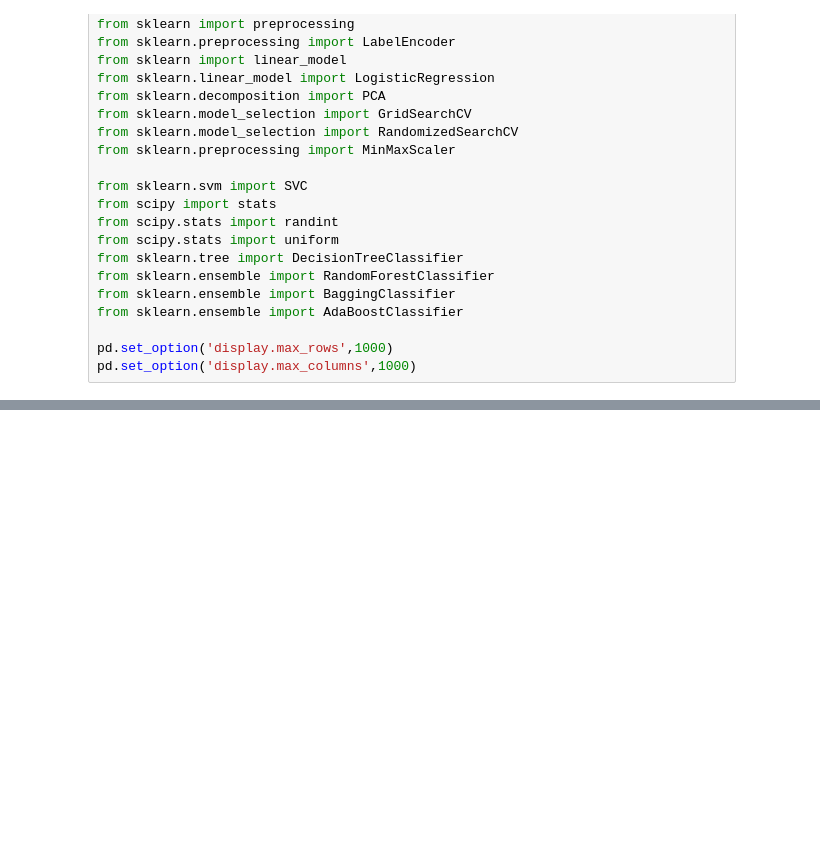
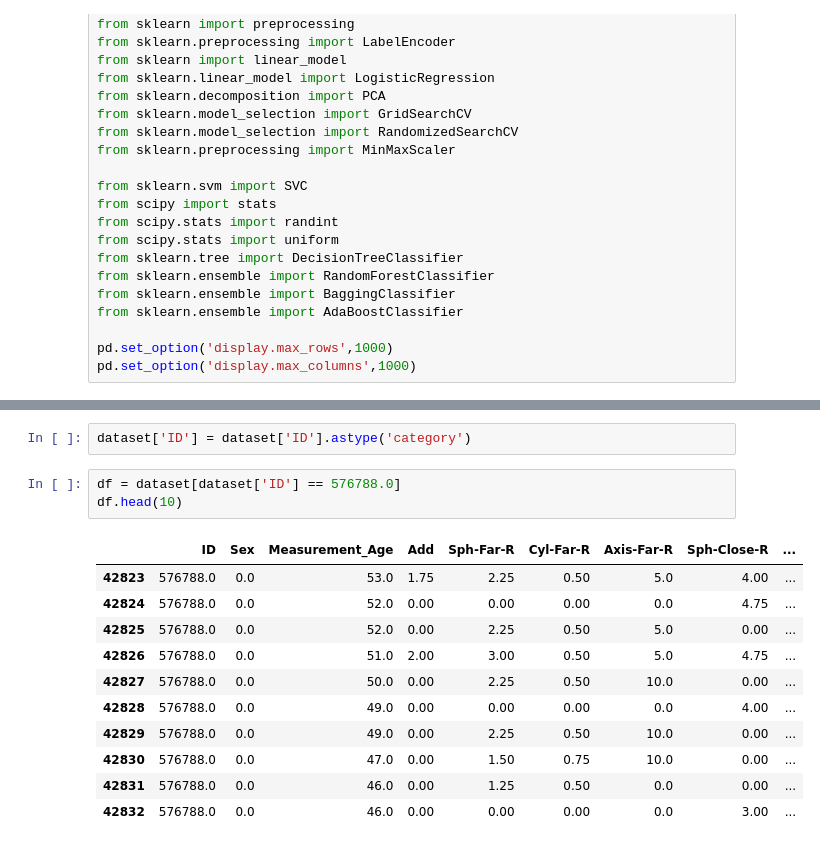
Before and after one commit to Arno989/Project-3, a Jupyter notebook: ML/oftalmology.ipynb, the cells around one changed output, grey strips where cells are left out. Drawn from its saved outputs; the diff is of its cells as text; blank space fills up the shorter version.

```diff
--- a/ML/oftalmology.ipynb
+++ b/ML/oftalmology.ipynb
@@ -45,0 +68,17 @@ dataset.head(5)
+# %%
+dataset['ID'] = dataset['ID'].astype('category')
+# %%
+df = dataset[dataset['ID'] == 576788.0]
+df.head(10)
+# %% [output]
+|  | ID | Sex | Measurement_Age | Add | Sph-Far-R | Cyl-Far-R | Axis-Far-R | Sph-Close-R | ... |
+| 42823 | 576788.0 | 0.0 | 53.0 | 1.75 | 2.25 | 0.50 | 5.0 | 4.00 | ... |
+| 42824 | 576788.0 | 0.0 | 52.0 | 0.00 | 0.00 | 0.00 | 0.0 | 4.75 | ... |
+| 42825 | 576788.0 | 0.0 | 52.0 | 0.00 | 2.25 | 0.50 | 5.0 | 0.00 | ... |
+| 42826 | 576788.0 | 0.0 | 51.0 | 2.00 | 3.00 | 0.50 | 5.0 | 4.75 | ... |
+| 42827 | 576788.0 | 0.0 | 50.0 | 0.00 | 2.25 | 0.50 | 10.0 | 0.00 | ... |
+| 42828 | 576788.0 | 0.0 | 49.0 | 0.00 | 0.00 | 0.00 | 0.0 | 4.00 | ... |
+| 42829 | 576788.0 | 0.0 | 49.0 | 0.00 | 2.25 | 0.50 | 10.0 | 0.00 | ... |
+| 42830 | 576788.0 | 0.0 | 47.0 | 0.00 | 1.50 | 0.75 | 10.0 | 0.00 | ... |
+| 42831 | 576788.0 | 0.0 | 46.0 | 0.00 | 1.25 | 0.50 | 0.0 | 0.00 | ... |
+| 42832 | 576788.0 | 0.0 | 46.0 | 0.00 | 0.00 | 0.00 | 0.0 | 3.00 | ... |
```
Also changed, not shown: parts of 7 cells of this notebook, 2 other files.
